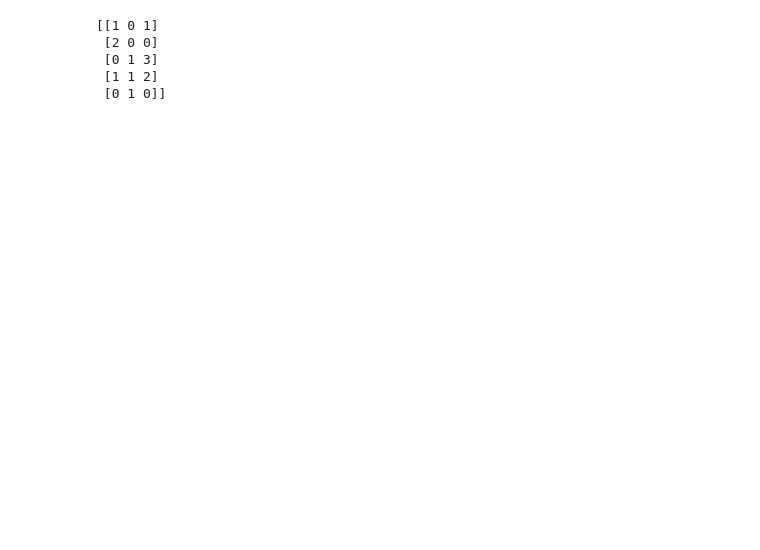
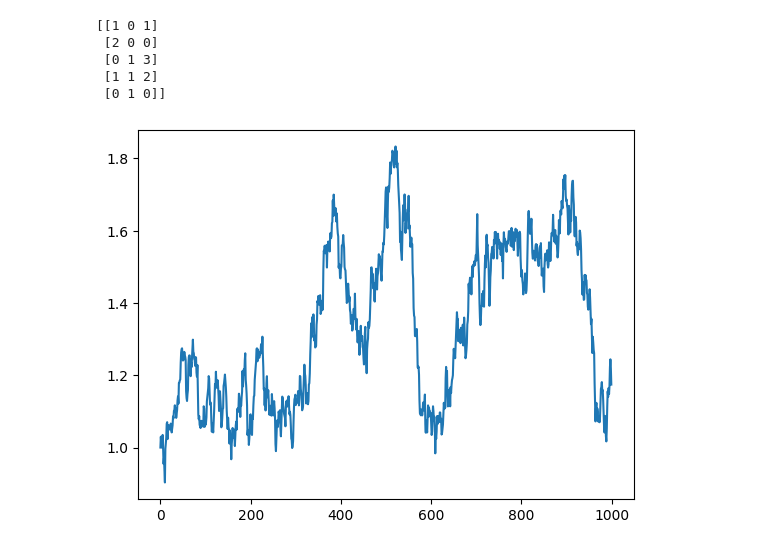
Before and after one commit to NAU-CCL/SPHERE, a Jupyter notebook: docs/solvers-2024-06-21.ipynb, the cells around one changed output. Saved outputs shown, nothing was run; the diff lists cells and outputs as text; code cells hidden in the pictures; blank space fills up the shorter version.

```diff
--- a/docs/solvers-2024-06-21.ipynb
+++ b/docs/solvers-2024-06-21.ipynb
@@ -81,3 +82,26 @@ print(vals)
  [0 1 3]
  [1 1 2]
  [0 1 0]]
+# %%
+from sphere.model.implementations.solvers.euler_maruyama import EulerMaruyamaSolver
+from jax.random import PRNGKey
+
+
+args = {"drift": lambda x_t, t: 0.05 * (1.5 - x_t),"diffusion": lambda x_t,t: 0.1}
+
+key = PRNGKey(seed = 5)
+solver = EulerMaruyamaSolver(delta_t = 0.1,prng_key = key, args = args)
+
+x_t = jnp.ones(num_steps)
+
+x_t = x_t.at[0].set(1)
+
+for t in range(1,num_steps):
+    x_t = x_t.at[t].set(solver.solve(x_t[t-1],t))
+
+colors = ['green','red','blue']
+plt.plot(x_t)
+
+plt.show()
+# %% [output]
+[figure, added]
```
Also changed, not shown: parts of 3 cells of this notebook, 3 other files.
